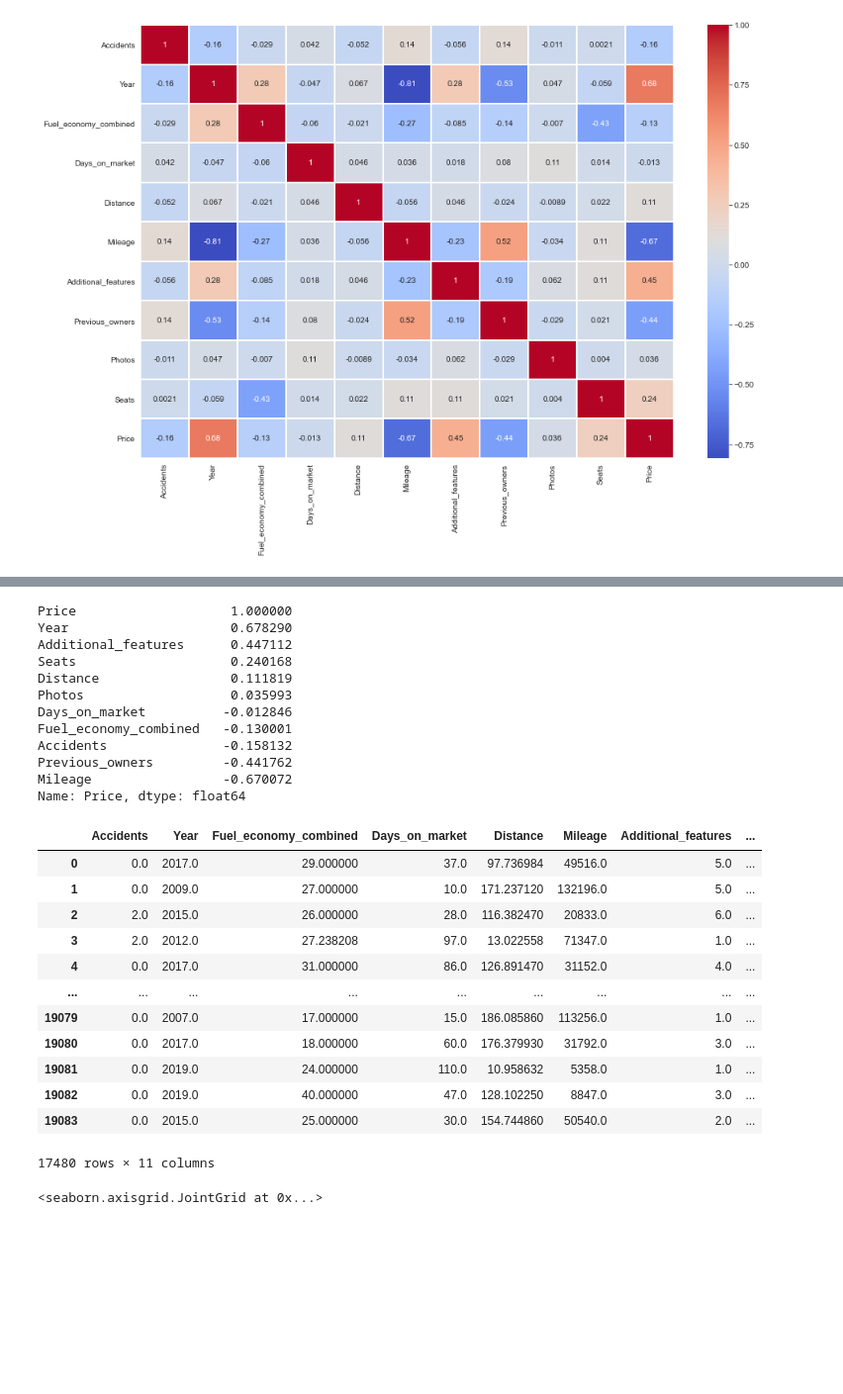
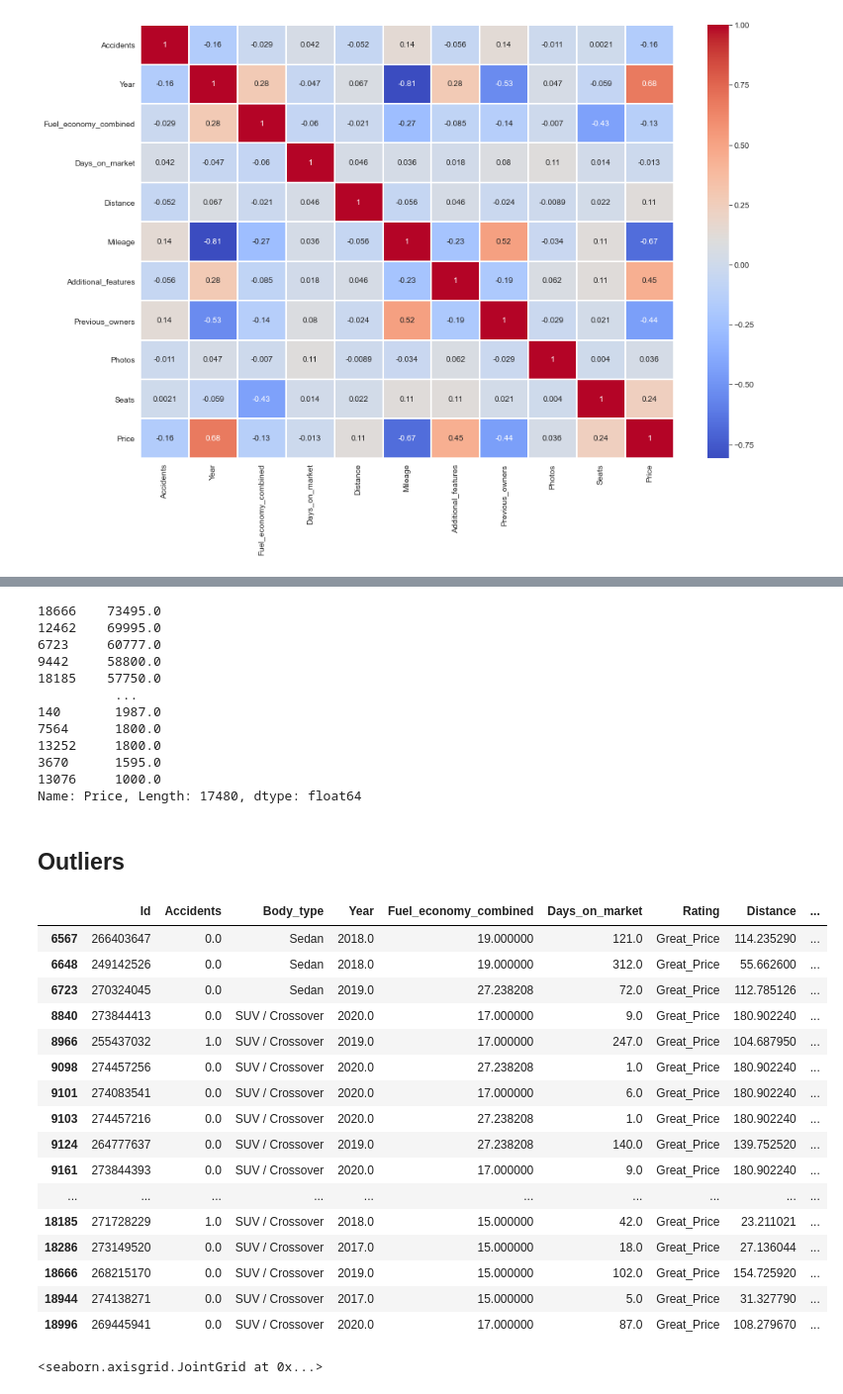
Before and after one commit to amolratnaparkhe/Car-listing-Project, a Jupyter notebook: Car-listing.ipynb, the cells around one changed output, grey strips where cells are left out. Shown: that part at 99% size. Drawn from its saved outputs; the diff is of its cells as text; code cells hidden in the pictures; blank space fills up the shorter version.

```diff
--- a/Car-listing.ipynb
+++ b/Car-listing.ipynb
@@ -559,0 +524,8 @@ df["Make"].unique()
+# %%
+mask_2 = df["Trim_copy"].value_counts().index.str.contains(
+    "(EX|Navigation|RES|SE|S|LT|Hybrid|SEL|ST|Signature|SX|SV|SL|Altitude)",
+    case=False,regex=True)
+# %%
+mask_3 = df["Trim_copy"].value_counts().index.str.contains(
+    "(Touring|EX-T|Elite|XLE|XSE|Limited|Edition|Premier|Titanium|Luxury|Premium|Ultimate|Grand|GT|Platinum|GLI|2.0T|Trailhawk|Overland)",
+    case=False,regex=True)
@@ -560,2 +577,6 @@ df["Make"].unique()
+# %%
+df["Trim_copy"].replace(dict.fromkeys(mask_1,1),inplace = True)
+df["Trim_copy"].replace(dict.fromkeys(mask_2,2),inplace = True)
+df["Trim_copy"].replace(dict.fromkeys(mask_3,3),inplace = True)
 # %%
-df["Trim_copy"] = df["Trim"].copy()
+df["Trim_copy"].value_counts()
@@ -613,34 +657,40 @@ sns.heatmap(df.corr(),annot=True,linewidths=1,cmap = "coolwarm")
 # %%
-df.corr()["Price"].sort_values(ascending = False)
+df["Price"].sort_values(ascending=False)
 # %% [output]
-Price                    1.000000
-Year                     0.678290
-Additional_features      0.447112
-Seats                    0.240168
-Distance                 0.111819
-Photos                   0.035993
-Days_on_market          -0.012846
-Fuel_economy_combined   -0.130001
-Accidents               -0.158132
-Previous_owners         -0.441762
-Mileage                 -0.670072
-Name: Price, dtype: float64
+18666    73495.0
+12462    69995.0
+6723     60777.0
+9442     58800.0
+18185    57750.0
+          ...
+140       1987.0
+7564      1800.0
+13252     1800.0
+3670      1595.0
+13076     1000.0
+Name: Price, Length: 17480, dtype: float64
+# %% [markdown]
+## Outliers
 # %%
-df[df.corr()["Price"].index]
+df.loc[df["Price"] > 40000]
 # %% [output]
-|  | Accidents | Year | Fuel_economy_combined | Days_on_market | Distance | Mileage | Additional_features | ... |
-| 0 | 0.0 | 2017.0 | 29.000000 | 37.0 | 97.736984 | 49516.0 | 5.0 | ... |
-| 1 | 0.0 | 2009.0 | 27.000000 | 10.0 | 171.237120 | 132196.0 | 5.0 | ... |
-| 2 | 2.0 | 2015.0 | 26.000000 | 28.0 | 116.382470 | 20833.0 | 6.0 | ... |
-| 3 | 2.0 | 2012.0 | 27.238208 | 97.0 | 13.022558 | 71347.0 | 1.0 | ... |
-| 4 | 0.0 | 2017.0 | 31.000000 | 86.0 | 126.891470 | 31152.0 | 4.0 | ... |
-| ... | ... | ... | ... | ... | ... | ... | ... | ... |
-| 19079 | 0.0 | 2007.0 | 17.000000 | 15.0 | 186.085860 | 113256.0 | 1.0 | ... |
-| 19080 | 0.0 | 2017.0 | 18.000000 | 60.0 | 176.379930 | 31792.0 | 3.0 | ... |
-| 19081 | 0.0 | 2019.0 | 24.000000 | 110.0 | 10.958632 | 5358.0 | 1.0 | ... |
-| 19082 | 0.0 | 2019.0 | 40.000000 | 47.0 | 128.102250 | 8847.0 | 3.0 | ... |
-| 19083 | 0.0 | 2015.0 | 25.000000 | 30.0 | 154.744860 | 50540.0 | 2.0 | ... |
+|  | Id | Accidents | Body_type | Year | Fuel_economy_combined | Days_on_market | Rating | Distance | ... |
+| 6567 | 266403647 | 0.0 | Sedan | 2018.0 | 19.000000 | 121.0 | Great_Price | 114.235290 | ... |
+| 6648 | 249142526 | 0.0 | Sedan | 2018.0 | 19.000000 | 312.0 | Great_Price | 55.662600 | ... |
+| 6723 | 270324045 | 0.0 | Sedan | 2019.0 | 27.238208 | 72.0 | Great_Price | 112.785126 | ... |
+| 8840 | 273844413 | 0.0 | SUV / Crossover | 2020.0 | 17.000000 | 9.0 | Great_Price | 180.902240 | ... |
+| 8966 | 255437032 | 1.0 | SUV / Crossover | 2019.0 | 17.000000 | 247.0 | Great_Price | 104.687950 | ... |
+| 9098 | 274457256 | 0.0 | SUV / Crossover | 2020.0 | 27.238208 | 1.0 | Great_Price | 180.902240 | ... |
+| 9101 | 274083541 | 0.0 | SUV / Crossover | 2020.0 | 17.000000 | 6.0 | Great_Price | 180.902240 | ... |
+| 9103 | 274457216 | 0.0 | SUV / Crossover | 2020.0 | 27.238208 | 1.0 | Great_Price | 180.902240 | ... |
+| 9124 | 264777637 | 0.0 | SUV / Crossover | 2019.0 | 27.238208 | 140.0 | Great_Price | 139.752520 | ... |
+| 9161 | 273844393 | 0.0 | SUV / Crossover | 2020.0 | 17.000000 | 9.0 | Great_Price | 180.902240 | ... |
+| ... | ... | ... | ... | ... | ... | ... | ... | ... | ... |
+| 18185 | 271728229 | 1.0 | SUV / Crossover | 2018.0 | 15.000000 | 42.0 | Great_Price | 23.211021 | ... |
+| 18286 | 273149520 | 0.0 | SUV / Crossover | 2017.0 | 15.000000 | 18.0 | Great_Price | 27.136044 | ... |
+| 18666 | 268215170 | 0.0 | SUV / Crossover | 2019.0 | 15.000000 | 102.0 | Great_Price | 154.725920 | ... |
+| 18944 | 274138271 | 0.0 | SUV / Crossover | 2017.0 | 15.000000 | 5.0 | Great_Price | 31.327790 | ... |
+| 18996 | 269445941 | 0.0 | SUV / Crossover | 2020.0 | 17.000000 | 87.0 | Great_Price | 108.279670 | ... |
-17480 rows × 11 columns
 # %%
 sns.jointplot(df["Mileage"],df["Price"])
 # %% [output]
```
Also changed, not shown: parts of 30 cells of this notebook.
